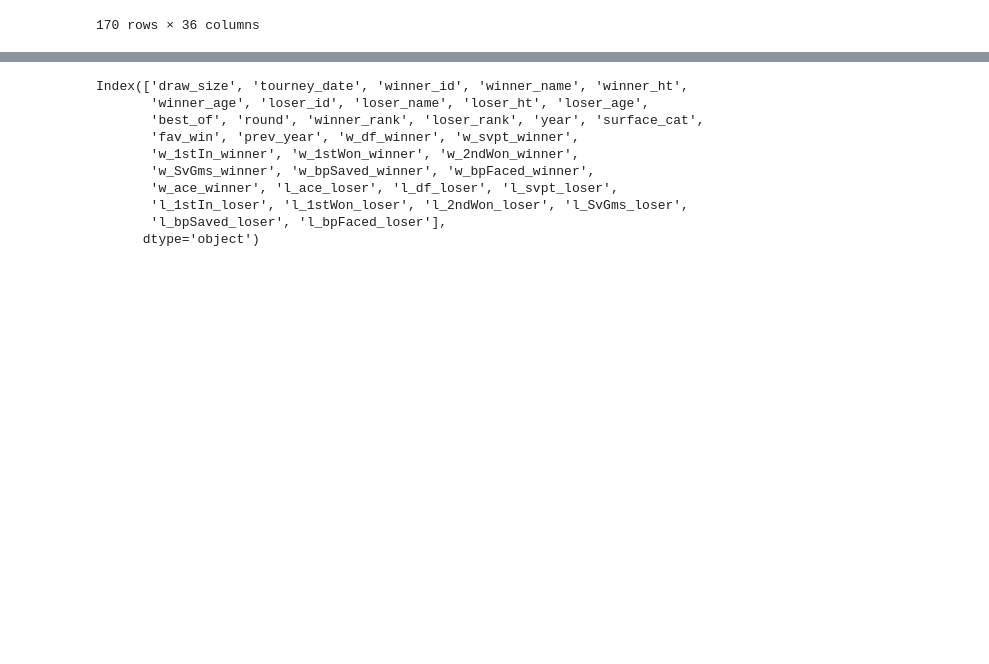
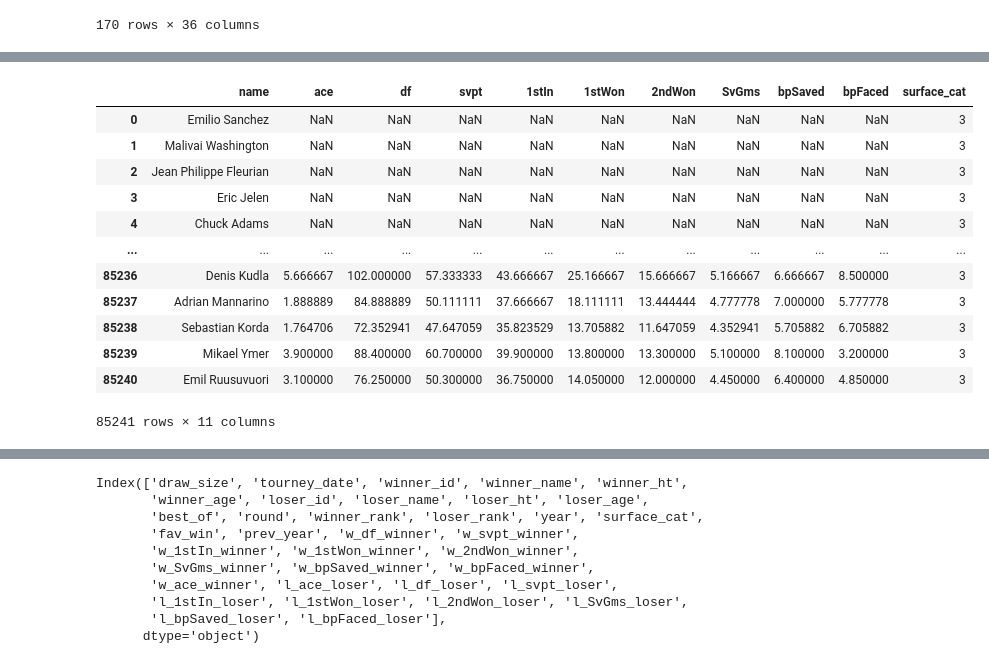
Before and after one commit to elingles1/ATP_Predictions, a Jupyter notebook: Take_3.ipynb, the cells around one changed output, grey strips where cells are left out. Cells and saved outputs as stored; diff of their text form; code cells hidden in the pictures; blank space fills up the shorter version.

```diff
--- a/Take_3.ipynb
+++ b/Take_3.ipynb
@@ -882,0 +918,2 @@ match_df.loc[match_df['winner_name'] == 'Nick Kyrgios']
+# %%
+winner_cols = winner_cols.remove('winner_id')
@@ -882,0 +922,4 @@ match_df.loc[match_df['winner_name'] == 'Nick Kyrgios']
+# %%
+winner_cols.remove('winner_ht')
+winner_cols.remove('winner_age')
+winner_cols.remove('year')
@@ -882,0 +928,2 @@ match_df.loc[match_df['winner_name'] == 'Nick Kyrgios']
+# %%
+winner_cols.remove('winner_rank')
@@ -882,0 +948,16 @@ match_df.loc[match_df['winner_name'] == 'Nick Kyrgios']
+# %%
+match_winner.rename(columns=dict(zip(winner_cols, clean_cols)))
+# %% [output]
+|  | name | ace | df | svpt | 1stIn | 1stWon | 2ndWon | SvGms | bpSaved | bpFaced | surface_cat |
+| 0 | Emilio Sanchez | NaN | NaN | NaN | NaN | NaN | NaN | NaN | NaN | NaN | 3 |
+| 1 | Malivai Washington | NaN | NaN | NaN | NaN | NaN | NaN | NaN | NaN | NaN | 3 |
+| 2 | Jean Philippe Fleurian | NaN | NaN | NaN | NaN | NaN | NaN | NaN | NaN | NaN | 3 |
+| 3 | Eric Jelen | NaN | NaN | NaN | NaN | NaN | NaN | NaN | NaN | NaN | 3 |
+| 4 | Chuck Adams | NaN | NaN | NaN | NaN | NaN | NaN | NaN | NaN | NaN | 3 |
+| ... | ... | ... | ... | ... | ... | ... | ... | ... | ... | ... | ... |
+| 85236 | Denis Kudla | 5.666667 | 102.000000 | 57.333333 | 43.666667 | 25.166667 | 15.666667 | 5.166667 | 6.666667 | 8.500000 | 3 |
+| 85237 | Adrian Mannarino | 1.888889 | 84.888889 | 50.111111 | 37.666667 | 18.111111 | 13.444444 | 4.777778 | 7.000000 | 5.777778 | 3 |
+| 85238 | Sebastian Korda | 1.764706 | 72.352941 | 47.647059 | 35.823529 | 13.705882 | 11.647059 | 4.352941 | 5.705882 | 6.705882 | 3 |
+| 85239 | Mikael Ymer | 3.900000 | 88.400000 | 60.700000 | 39.900000 | 13.800000 | 13.300000 | 5.100000 | 8.100000 | 3.200000 | 3 |
+| 85240 | Emil Ruusuvuori | 3.100000 | 76.250000 | 50.300000 | 36.750000 | 14.050000 | 12.000000 | 4.450000 | 6.400000 | 4.850000 | 3 |
+85241 rows × 11 columns
```
Also changed, not shown: parts of 69 cells of this notebook.
